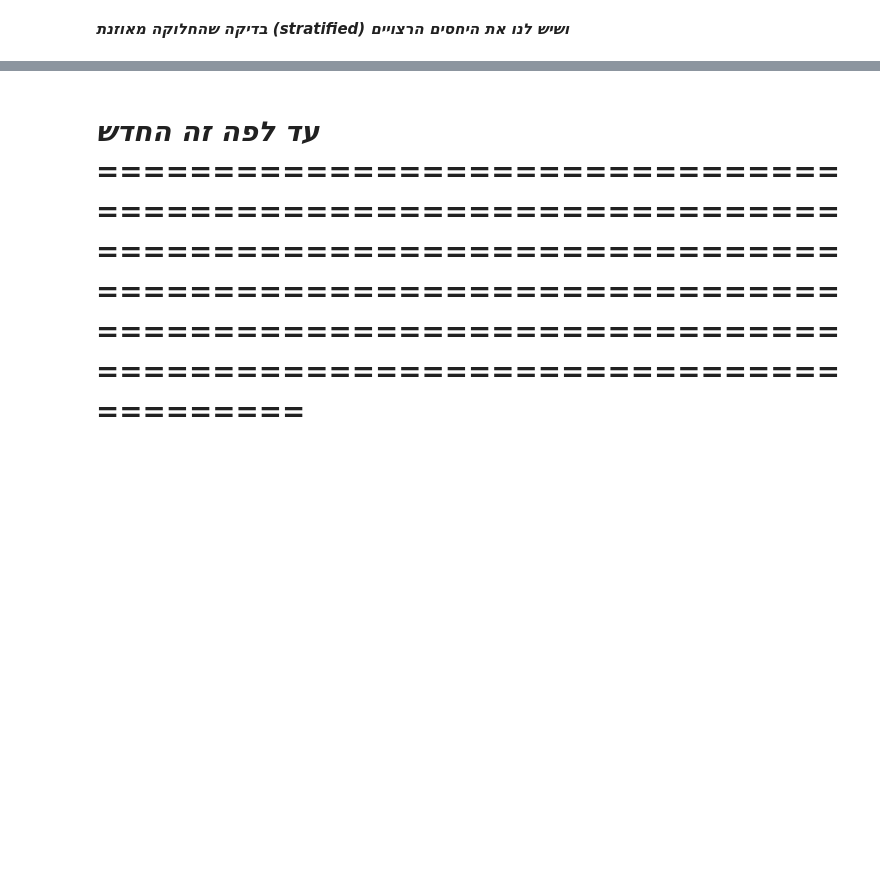
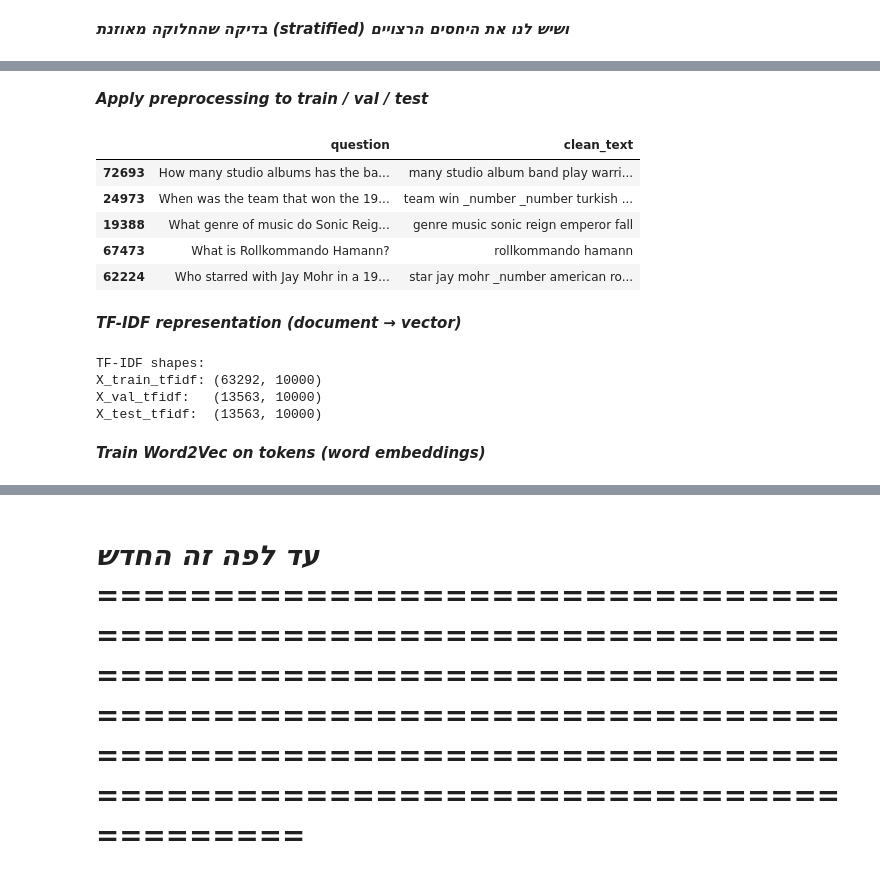
Before and after one commit to eliyahuav/NLP-project, a Jupyter notebook: PART3_CLASSIFFICATION.ipynb, the cells around one changed output, grey strips where cells are left out. Cells and saved outputs as stored; diff of their text form; code cells hidden in the pictures; blank space fills up the shorter version.

```diff
--- a/PART3_CLASSIFFICATION.ipynb
+++ b/PART3_CLASSIFFICATION.ipynb
@@ -45,0 +38,8 @@ filtered_df.head()
+# %%
+import pandas as pd
+
+# --- שלב 1: טעינת הקובץ ---
+filtered_df = pd.read_csv("/content/train-filtered_question_level.csv")
+
+# --- שלב 2: מחיקת כפילויות ---
+filtered_df = filtered_df.drop_duplicates(subset=["question"], keep="first")
@@ -136,0 +260,50 @@ Name: proportion, dtype: float64
+# %% [markdown]
+***Apply preprocessing to train / val / test***
+# %%
+# Apply processing to 'question' column in each split
+train_df["clean_text"] = train_df["question"].apply(process_text_value)
+val_df["clean_text"]   = val_df["question"].apply(process_text_value)
+test_df["clean_text"]  = test_df["question"].apply(process_text_value)
+
+# Also create a token list from the cleaned string (for Word2Vec etc.)
+train_df["tokens"] = train_df["clean_text"].apply(lambda s: s.split())
+val_df["tokens"]   = val_df["clean_text"].apply(lambda s: s.split())
+test_df["tokens"]  = test_df["clean_text"].apply(lambda s: s.split())
+
+train_df[["question", "clean_text"]].head()
+# %% [output]
+|  | question | clean_text |
+| 72693 | How many studio albums has the ba... | many studio album band play warri... |
+| 24973 | When was the team that won the 19... | team win _number _number turkish ... |
+| 19388 | What genre of music do Sonic Reig... | genre music sonic reign emperor fall |
+| 67473 | What is Rollkommando Hamann? | rollkommando hamann |
+| 62224 | Who starred with Jay Mohr in a 19... | star jay mohr _number american ro... |
+# %% [markdown]
+***TF-IDF representation (document → vector)***
+# %%
+from sklearn.feature_extraction.text import TfidfVectorizer
+
+# Define a TF-IDF vectorizer
+# You can adjust max_features depending on dataset size
+tfidf_vectorizer = TfidfVectorizer(
+    max_features=10000,   # limit vocabulary size (optional)
+    ngram_range=(1, 1),   # unigrams only
+)
+
+# Fit on train set and transform all splits
+X_train_tfidf = tfidf_vectorizer.fit_transform(train_df["clean_text"])
+X_val_tfidf   = tfidf_vectorizer.transform(val_df["clean_text"])
+X_test_tfidf  = tfidf_vectorizer.transform(test_df["clean_text"])
+
+print("TF-IDF shapes:")
+print("X_train_tfidf:", X_train_tfidf.shape)
+print("X_val_tfidf:  ", X_val_tfidf.shape)
+print("X_test_tfidf: ", X_test_tfidf.shape)
+print("(Num of documents, max_features)")
+# %% [output]
+TF-IDF shapes:
+X_train_tfidf: (63292, 10000)
+X_val_tfidf:   (13563, 10000)
+X_test_tfidf:  (13563, 10000)
+# %% [markdown]
+***Train Word2Vec on tokens (word embeddings)***
```
Also changed, not shown: parts of 17 cells of this notebook.
